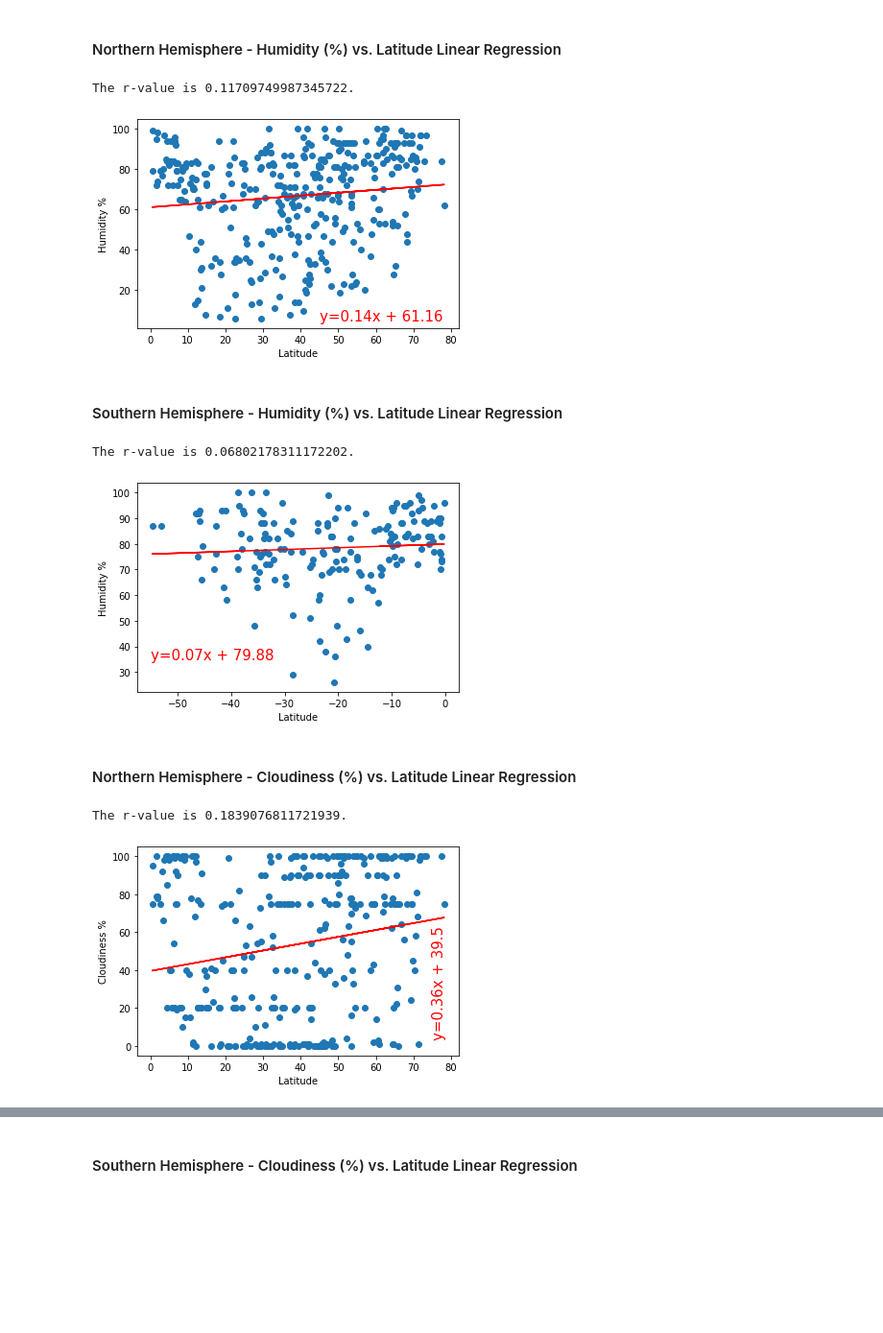
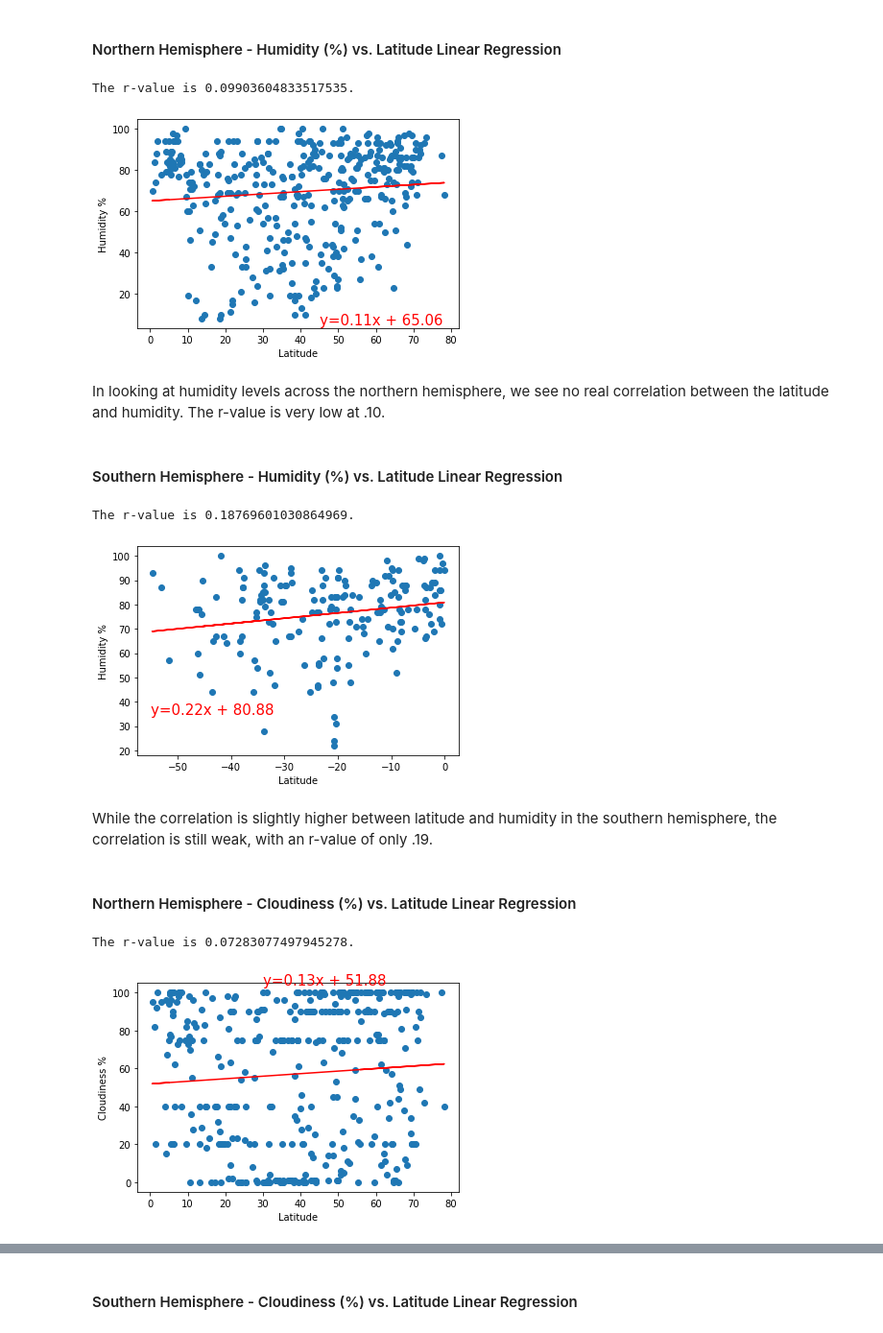
Before and after one commit to Pip85/practice-api, a Jupyter notebook: WeatherPy/WeatherPy.ipynb, the cells around one changed output, grey strips where cells are left out. Shown: that part at 96% size. Drawn from its saved outputs; the diff is of its cells as text; code cells hidden in the pictures; blank space fills up the shorter version.

```diff
--- a/WeatherPy/WeatherPy.ipynb
+++ b/WeatherPy/WeatherPy.ipynb
@@ -67,7 +67,7 @@ batch_counter = 1
 record_counter = 1
 
 # Set maximum number of cities to pull so for loop stops if all required cities are retrieved
-max_cities = 526
+max_cities = 550
 # Set up empty lists to hold the data contents of the request response
 max_temp = []
 lat = []
@@ -340,8 +352,10 @@ print(f"The r-value is {rvalue}.")
 plt.savefig("output_data/Northern Hemisphere - Humidity vs. Latitude Linear Regression.png")
 plt.show()
 # %% [output]
-The r-value is 0.11709749987345722.
+The r-value is 0.09903604833517535.
-[figure, old version]
+[figure, new version]
+# %% [markdown]
+In looking at humidity levels across the northern hemisphere, we see no real correlation between the latitude and humidity.  The r-value is very low at .10.
 # %% [markdown]
 ####  Southern Hemisphere - Humidity (%) vs. Latitude Linear Regression
 # %%
@@ -360,25 +374,27 @@ print(f"The r-value is {rvalue}.")
 plt.savefig("output_data/Southern Hemisphere - Humidity vs. Latitude Linear Regression.png")
 plt.show()
 # %% [output]
-The r-value is 0.06802178311172202.
+The r-value is 0.18769601030864969.
-[figure, old version]
+[figure, new version]
+# %% [markdown]
+While the correlation is slightly higher between latitude and humidity in the southern hemisphere, the correlation is still weak, with an r-value of only .19.
 # %% [markdown]
 ####  Northern Hemisphere - Cloudiness (%) vs. Latitude Linear Regression
 # %%
 x_axis = north_cities["Lat"]
 y_axis = north_cities["Cloudiness"]
 plt.scatter(x_axis, y_axis, marker = "o")
 plt.xlabel("Latitude")
 plt.ylabel("Cloudiness %")
 
 (slope, intercept, rvalue, pvalue, stderr) = linregress(x_axis, y_axis)
 regress_values = x_axis * slope + intercept
 line_eq = "y=" + str(round(slope, 2)) + "x + " + str(round(intercept,2))
 plt.plot(x_axis,regress_values, "r-")
-plt.annotate(line_eq,(75,5),fontsize=15, color="red", rotation=90)
+plt.annotate(line_eq,(30,104),fontsize=15, color="red")
 print(f"The r-value is {rvalue}.")
 plt.savefig("output_data/Northern Hemisphere - Cloudiness vs. Latitude Linear Regression.png")
 plt.show()
 # %% [output]
-The r-value is 0.1839076811721939.
+The r-value is 0.07283077497945278.
-[figure, old version]
+[figure, new version]
```
Also changed, not shown: parts of 26 cells of this notebook, 19 other files.
